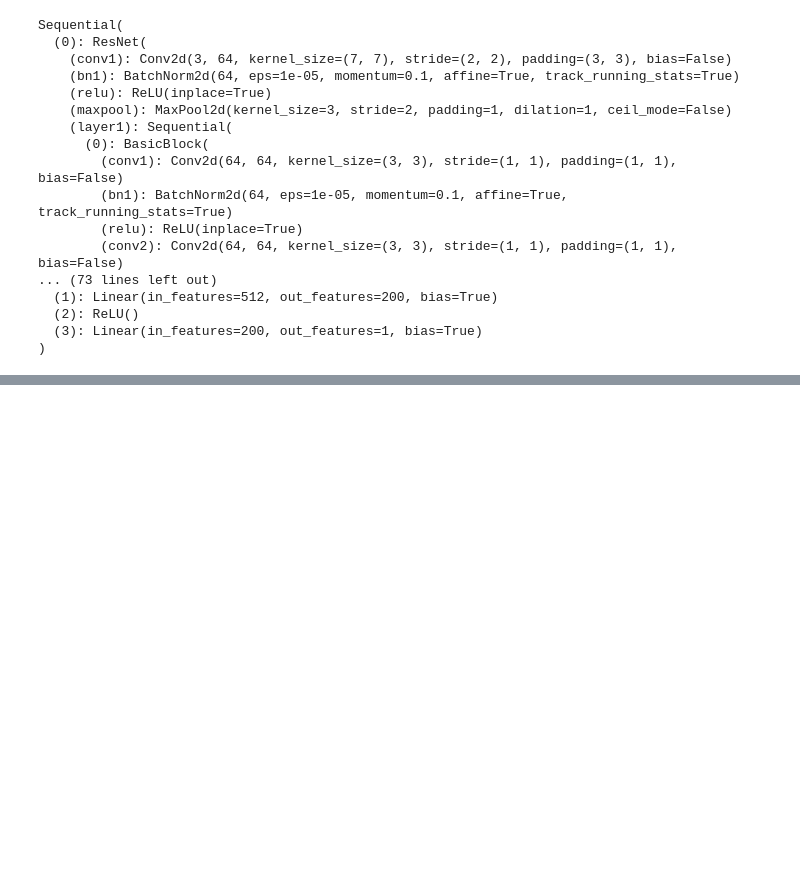
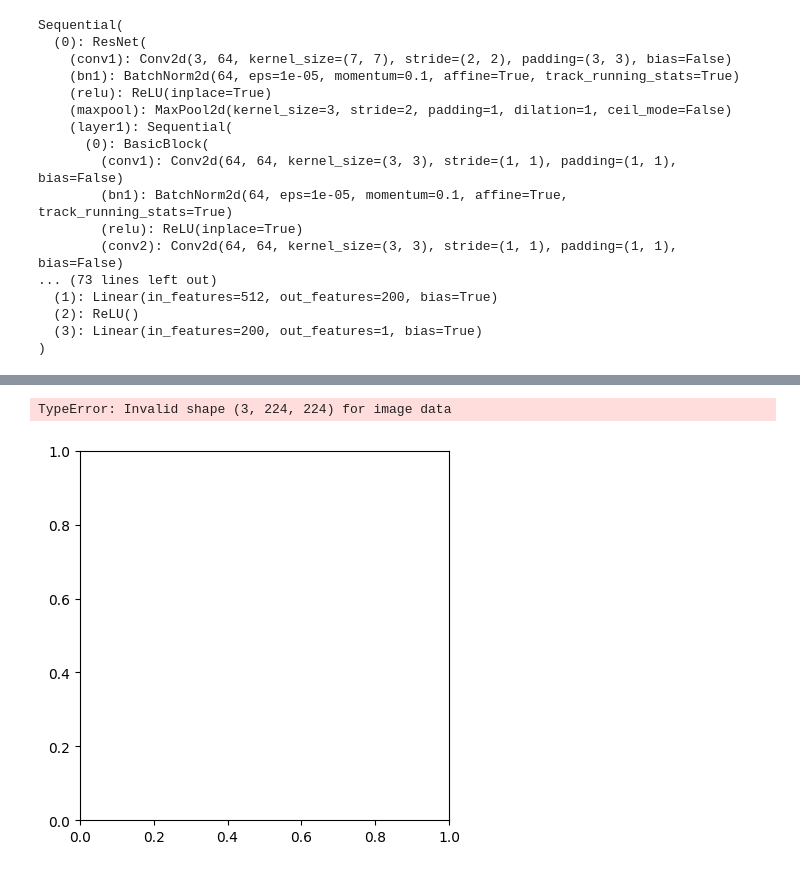
Before and after one commit to jthielmann/xai_cc, a Jupyter notebook: script/Untitled.ipynb, the cells around one changed output, grey strips where cells are left out. Drawn from its saved outputs; the diff is of its cells as text; code cells hidden in the pictures; blank space fills up the shorter version.

```diff
--- a/script/Untitled.ipynb
+++ b/script/Untitled.ipynb
@@ -55,16 +55,16 @@ def get_res18(path):
     ciga = models.resnet18()
     ciga.fc = torch.nn.Sequential()
     res18 = Res18(ciga)
-    res18.load_state_dict(torch.load(path, map_location=torch.device('cpu')))
+    print(res18.load_state_dict(torch.load(path, map_location=torch.device('cpu'))))
     return(res18)
 
-import os
-print(os.getcwd())
 path = "../models/res18/res18_not_iced_e29.pt"
 res18_no_ice = get_res18(path).to(device)
+path = "../models/res18/RUBCNL_HLR_Res18_optim_ice/15072024_ep_29_lr_0.0005resnet.pt"
+res18_ice    = get_res18(path).to(device)
+res18_ice.load_state_dict(torch.load(path, map_location=torch.device('cpu')))
 path = "../models/res18/res18_iced_e29.pt"
-res18_ice    = get_res18(path).to(device)
-
+res18    = get_res18(path).to(device)
 
 """
 model = MyNet2(my_pretrained_model=models.resnet50(weights="IMAGENET1K_V2"))
@@ -72,7 +72,7 @@ path = "./data/05072024_single__5e-06resnet2.pt"
 model.load_state_dict(torch.load(path))
 model.eval()
 model.to(device)
-"""
+
 # model as a sequential for the restructuring
 modules = []
 modules.append(res18_no_ice.pretrained)
@@ -89,10 +89,10 @@ for layer in res18_ice.gene1:
     modules.append(layer)
 
 sequential_ice = nn.Sequential(*modules)
-
+"""
 
 data_dir = "../Training_Data"
-patient = "/p007"
+patient = "/p009"
 base_path = data_dir+patient+"/Preprocessed_STDataset/"
 merge = pd.read_csv(base_path + "merge.csv")
 merge.head()
@@ -267,3 +270,11 @@ RuntimeError: MPS backend out of memory (MPS allocated: 36.25 GB, other allocati
+# %%
+for i in range(20):
+    input, target, name = get_img_target_name(loader,device,i)
+    plt.imshow(input.to("cpu").squeeze())
+    plt.show()
+# %% [output]
+TypeError: Invalid shape (3, 224, 224) for image data
+[figure, added]
 # %%
 
 
```
Also changed, not shown: parts of 2 cells of this notebook, 8 other files.
